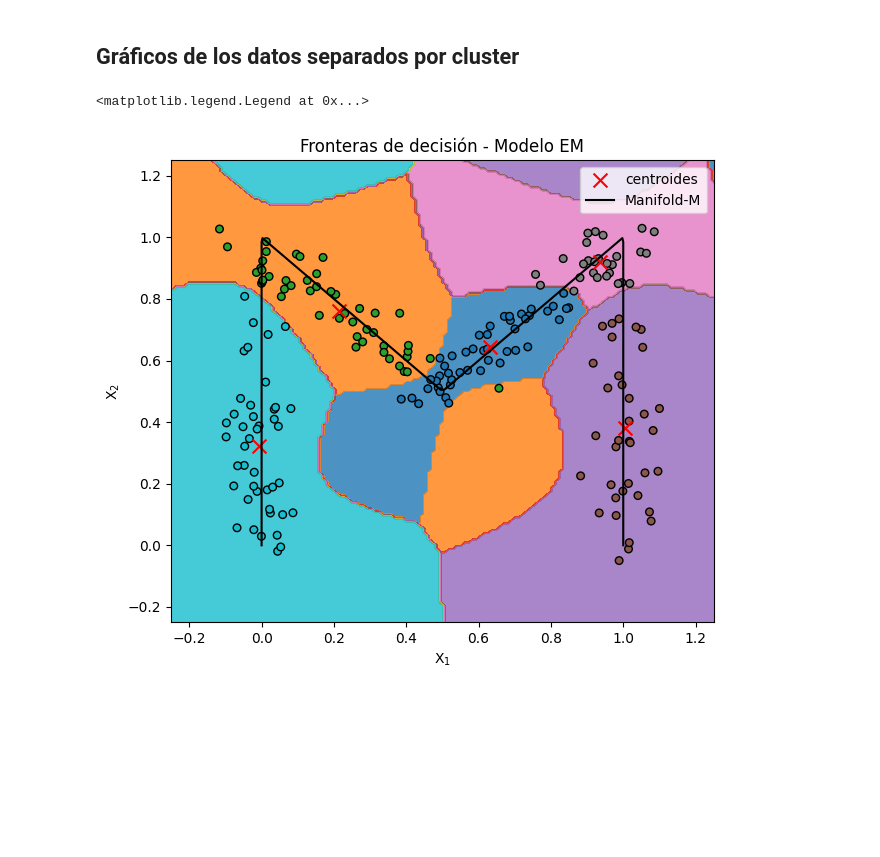
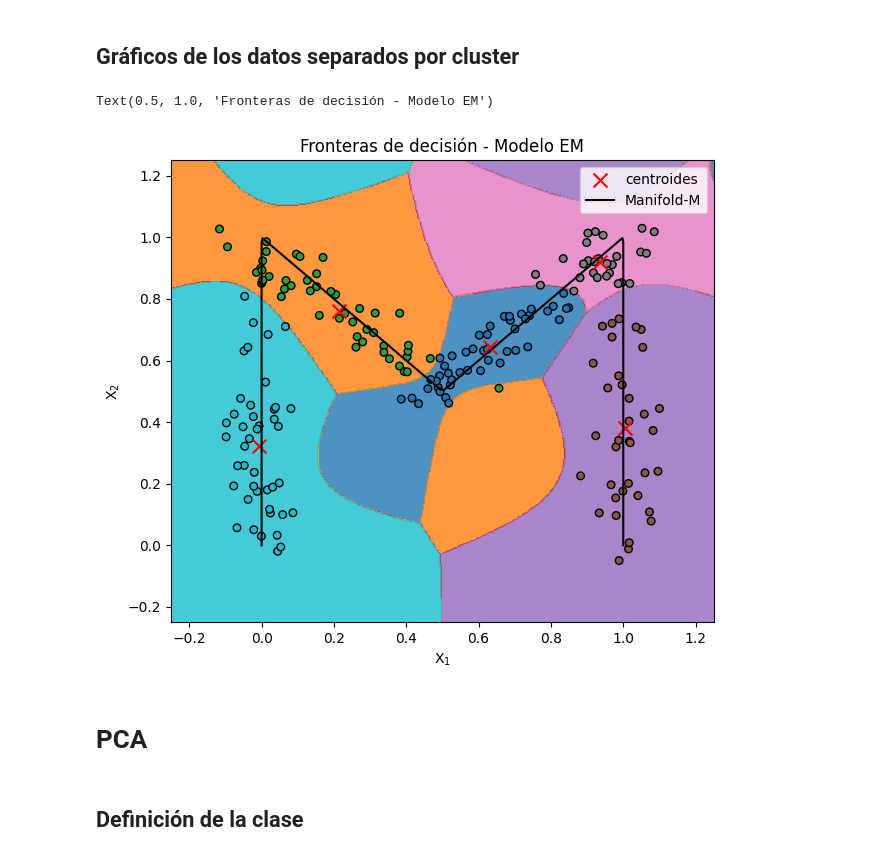
Before and after one commit to Jsar9/Signal-Processing-Workshop, a Jupyter notebook: TPs/TP7/TP7_SARMIENTO_104241.ipynb, the cells around one changed output. Cells and saved outputs as stored; diff of their text form; code cells hidden in the pictures; blank space fills up the shorter version.

Commit message:
fin de clase PCA

```diff
--- a/TPs/TP7/TP7_SARMIENTO_104241.ipynb
+++ b/TPs/TP7/TP7_SARMIENTO_104241.ipynb
@@ -334,36 +334,40 @@ class EM:
 model = EM(n_clusters=5)
 model.fit(X)
 
 #Se crea una grilla para los datos
 x_min, x_max = X[:, 0].min() - 1, X[:, 0].max() + 1
 y_min, y_max = X[:, 1].min() - 1, X[:, 1].max() + 1
-xx, yy = np.meshgrid(np.linspace(x_min, x_max, 300),
-                        np.linspace(y_min, y_max, 300))
+xx, yy = np.meshgrid(np.linspace(x_min, x_max, 1000),
+                        np.linspace(y_min, y_max, 1000))
 grid = np.c_[xx.ravel(), yy.ravel()]
 
 #Se obtiene la predicción de los datos
 Z = model.predict(grid)
 Z = Z.reshape(xx.shape)
 
 #Se grafican las fronteras de decisión
 plt.figure(figsize=(7, 6))
 plt.contourf(xx, yy, Z, cmap='tab10', alpha=0.8)
 
 #Se grafican los datos y los centroides
 plt.scatter(X[:, 0], X[:, 1], c=model.predict(X), s=30, cmap='tab10', edgecolor='k')
 plt.scatter(model.means[:, 0], model.means[:, 1], c='red', marker='x', s=100, label='centroides')
 plt.plot(M[:,0], M[:,1], label = 'Manifold-M', color = 'black')
 
 plt.ylim([-0.25,1.25])
 plt.xlim([-0.25,1.25])
 
 plt.xlabel(r'$\text{X}_1$')
 plt.ylabel(r'$\text{X}_2$')
 
-
+plt.legend()
+# plt.grid()
 
 plt.title("Fronteras de decisión - Modelo EM")
-plt.legend()
 # %% [output]
-<matplotlib.legend.Legend at 0x...>
+Text(0.5, 1.0, 'Fronteras de decisión - Modelo EM')
-[figure, old version]
+[figure, new version]
+# %% [markdown]
+# PCA
+# %% [markdown]
+## Definición de la clase
```
Also changed, not shown: parts of 2 cells of this notebook.
